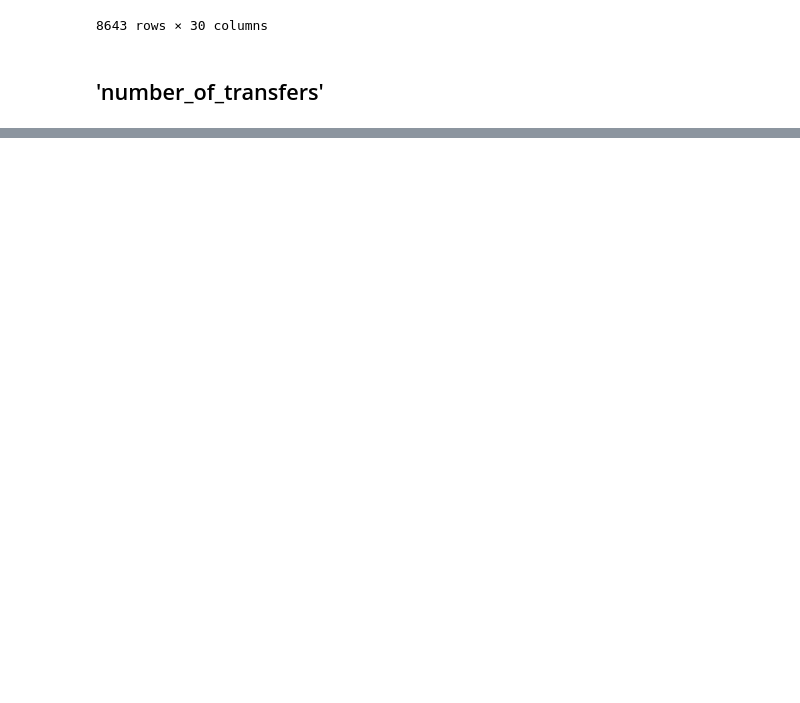
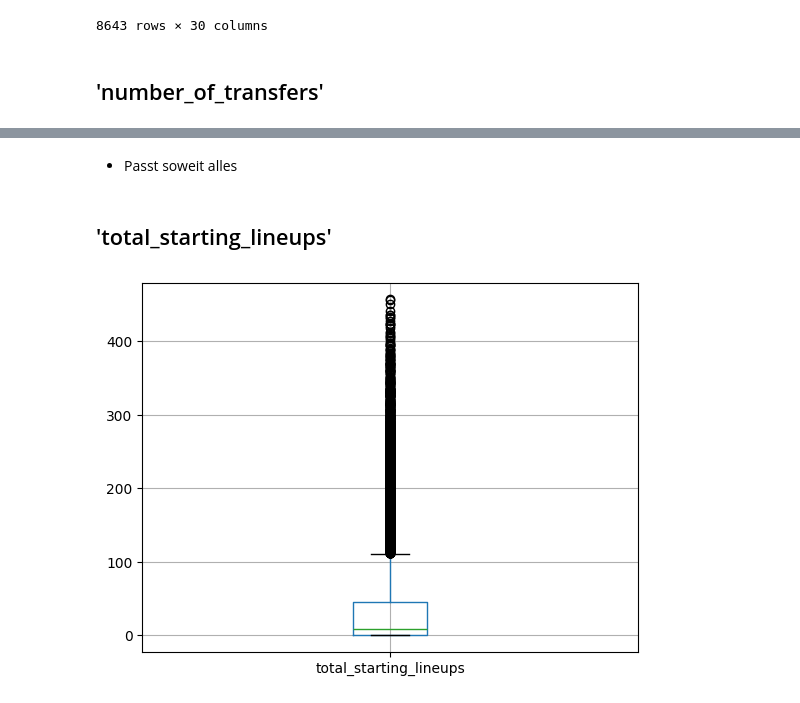
Before and after one commit to Tooonni/ADSC21, a Jupyter notebook: notebooks/02_Datenbereinigung.ipynb, the cells around one changed output, grey strips where cells are left out. Cells and saved outputs as stored; diff of their text form; code cells hidden in the pictures; blank space fills up the shorter version.

```diff
--- a/notebooks/02_Datenbereinigung.ipynb
+++ b/notebooks/02_Datenbereinigung.ipynb
@@ -571,0 +606,9 @@ players[players["market_value_in_eur"] <= 100000]
+# %% [markdown]
+- Passt soweit alles
+# %% [markdown]
+## 'total_starting_lineups'
+# %%
+players.boxplot(column="total_starting_lineups")
+plt.show()
+# %% [output]
+[figure, added]
```
Also changed, not shown: parts of 69 cells of this notebook, 2 other files.
